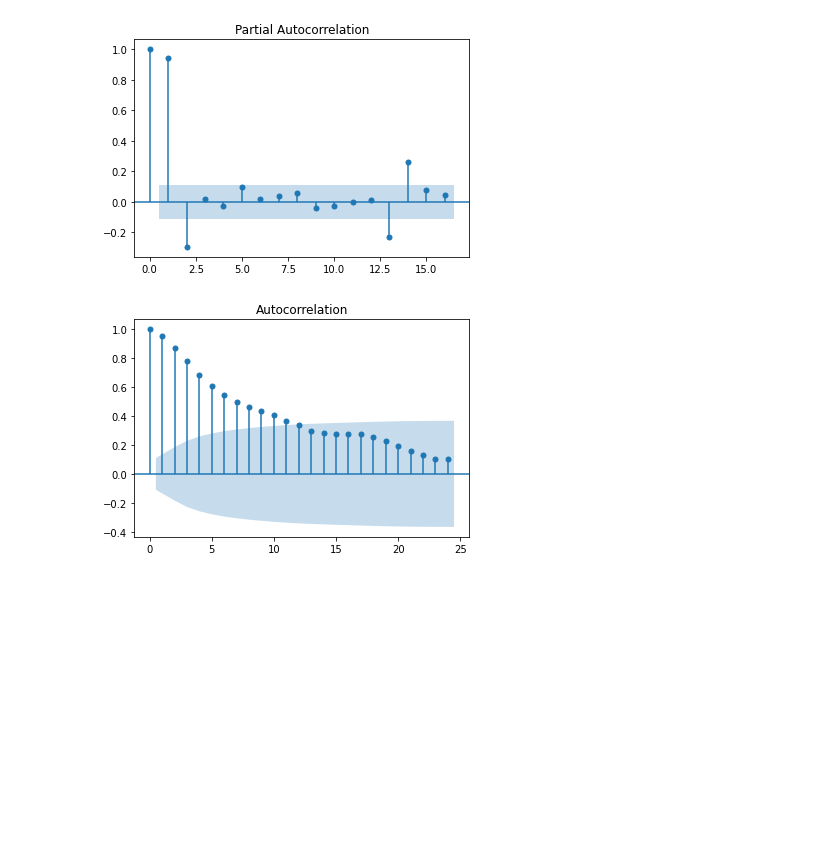
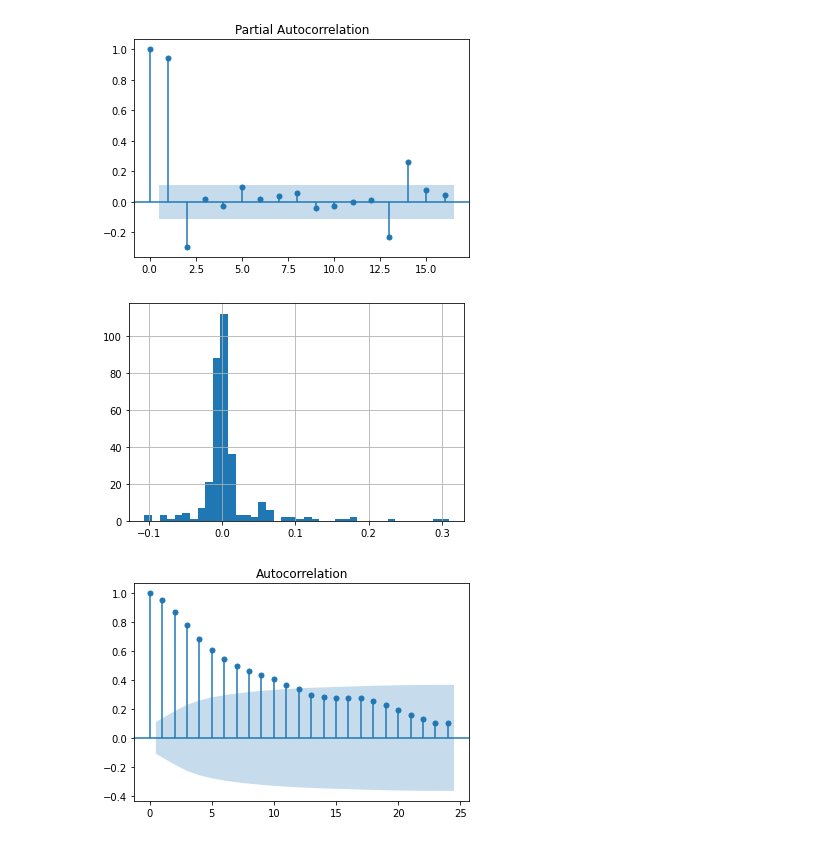
Before and after one commit to jcierocki/INGModellingContest, a Jupyter notebook: notebooks/task1.ipynb, the cells around one changed output. Saved outputs shown, nothing was run; the diff lists cells and outputs as text; code cells hidden in the pictures; blank space fills up the shorter version.

```diff
--- a/notebooks/task1.ipynb
+++ b/notebooks/task1.ipynb
@@ -196,6 +204,15 @@ print()
 # %% [output]
 [figure]
 [figure]
+# %%
+resid_stl = stl_decomp.resid.dropna().to_numpy()
+
+plt.hist(resid_stl, bins=40)
+plt.grid(True)
+
+print()
+# %% [output]
+[figure, added]
 # %%
 sadj_x13  = x13_results.seasadj.dropna().to_numpy()
 plot_acf(sadj_x13, lags=24, alpha=.05, use_vlines=True)
```
Also changed, not shown: parts of 7 cells of this notebook.
